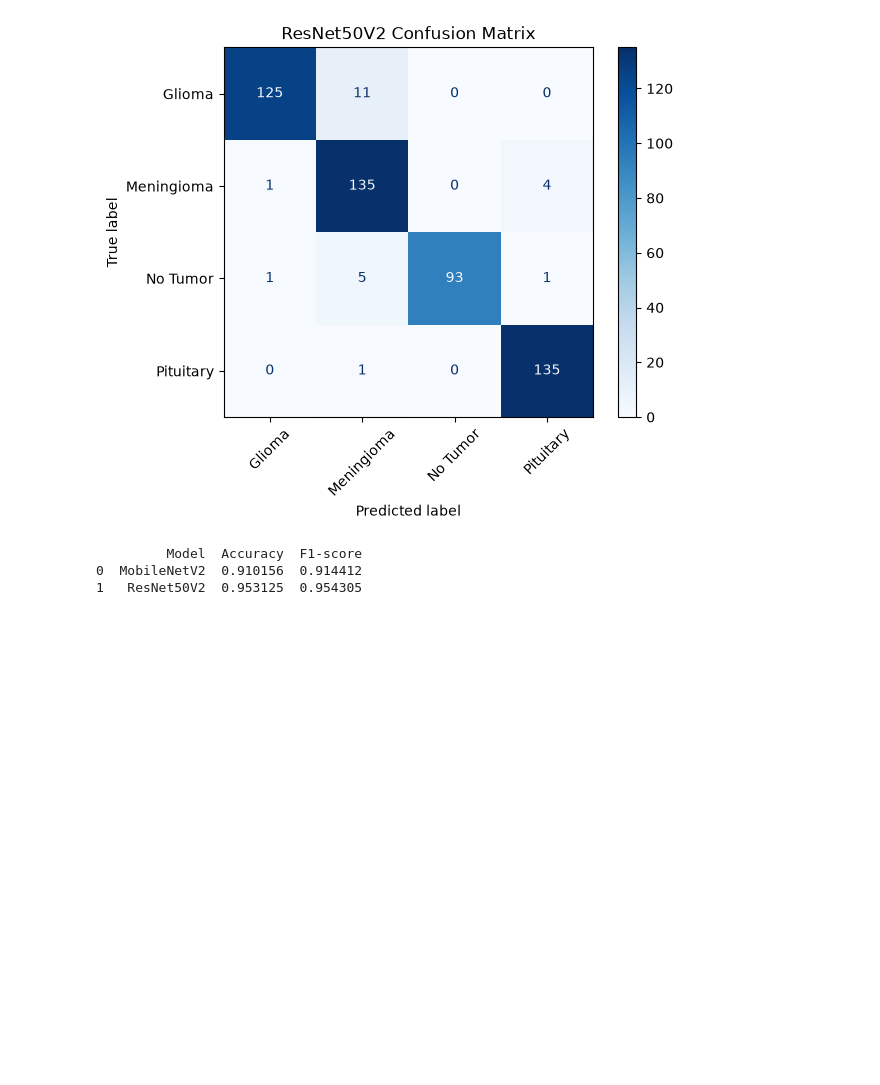
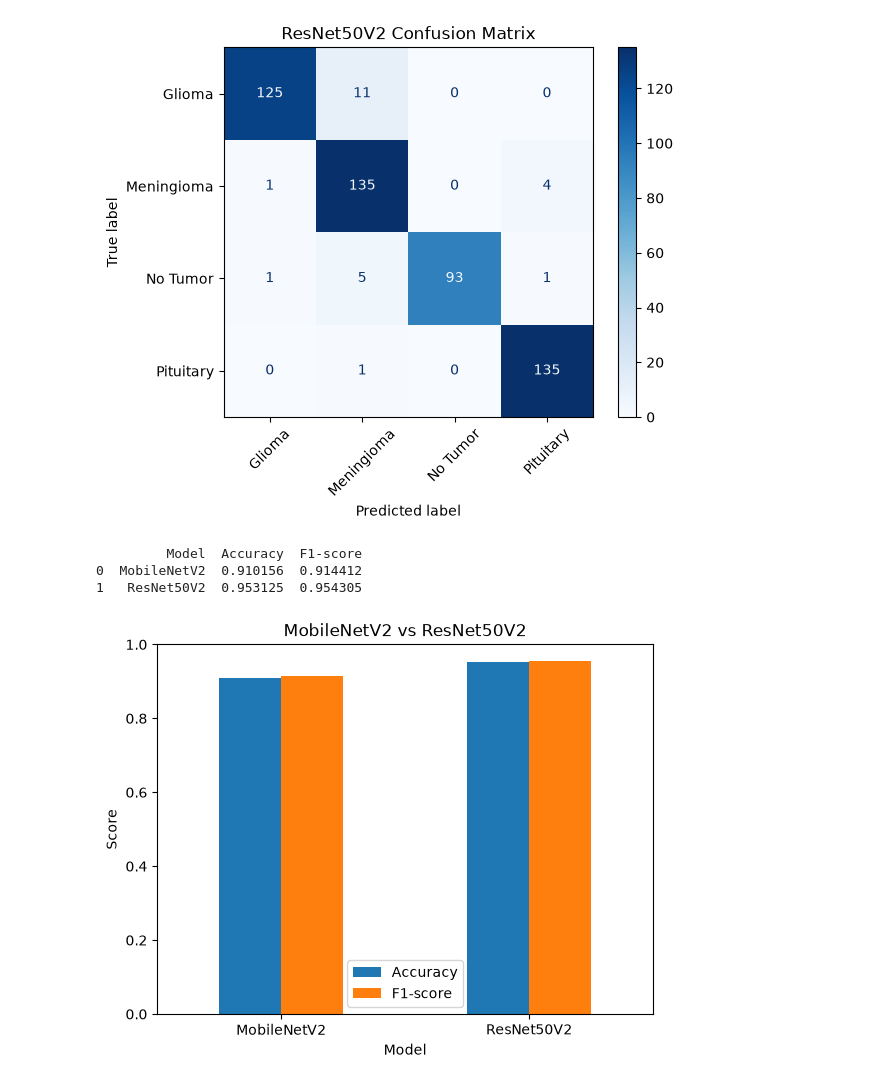
Before and after one commit to zakaryahari/mri-tumor-detection-pipeline, a Jupyter notebook: notebooks/D6_Model_Evaluation.ipynb, the cells around one changed output. Drawn from its saved outputs; the diff is of its cells as text; code cells hidden in the pictures; blank space fills up the shorter version.

```diff
--- a/notebooks/D6_Model_Evaluation.ipynb
+++ b/notebooks/D6_Model_Evaluation.ipynb
@@ -244,3 +244,18 @@ print(comparison)
          Model  Accuracy  F1-score
 0  MobileNetV2  0.910156  0.914412
 1   ResNet50V2  0.953125  0.954305
+# %%
+comparison.plot(
+    x="Model",
+    y=["Accuracy", "F1-score"],
+    kind="bar",
+    rot=0
+)
+
+plt.title("MobileNetV2 vs ResNet50V2")
+plt.ylabel("Score")
+plt.ylim(0, 1)
+plt.legend()
+plt.show()
+# %% [output]
+[figure, added]
```
